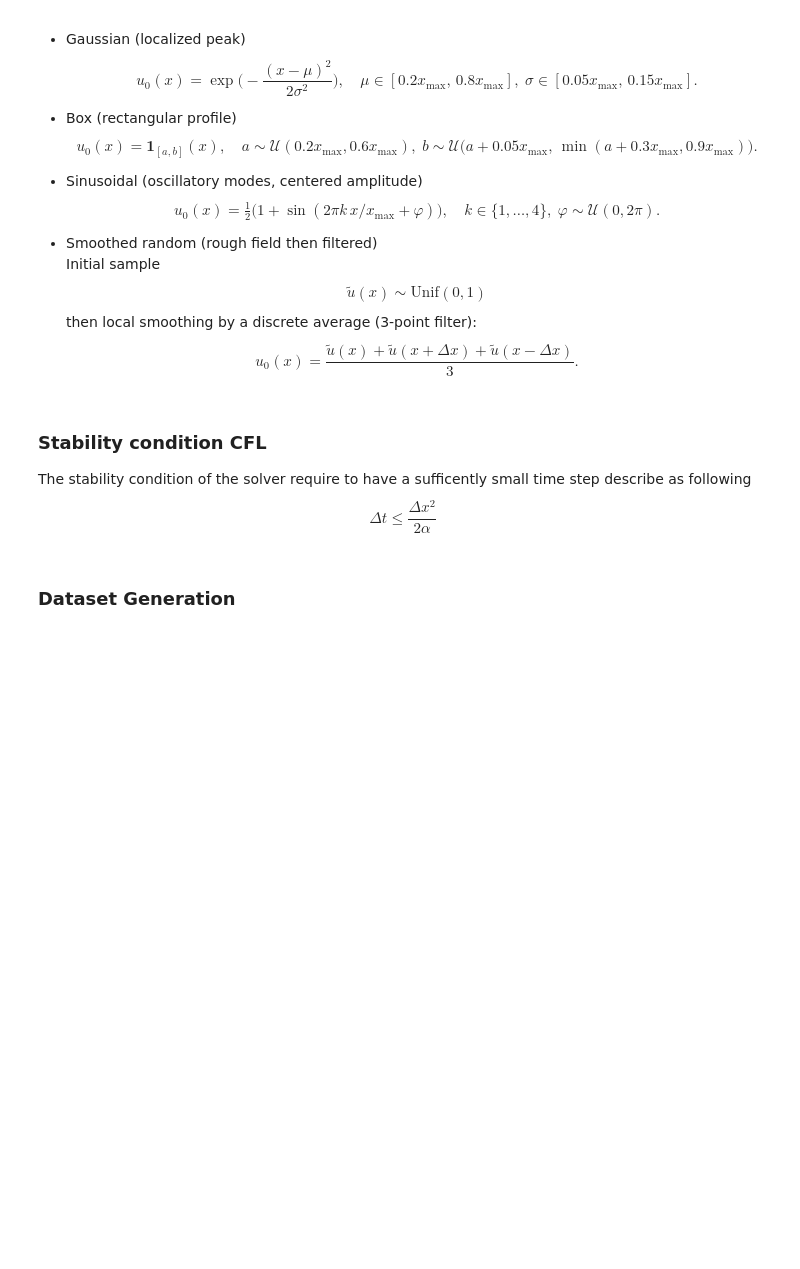
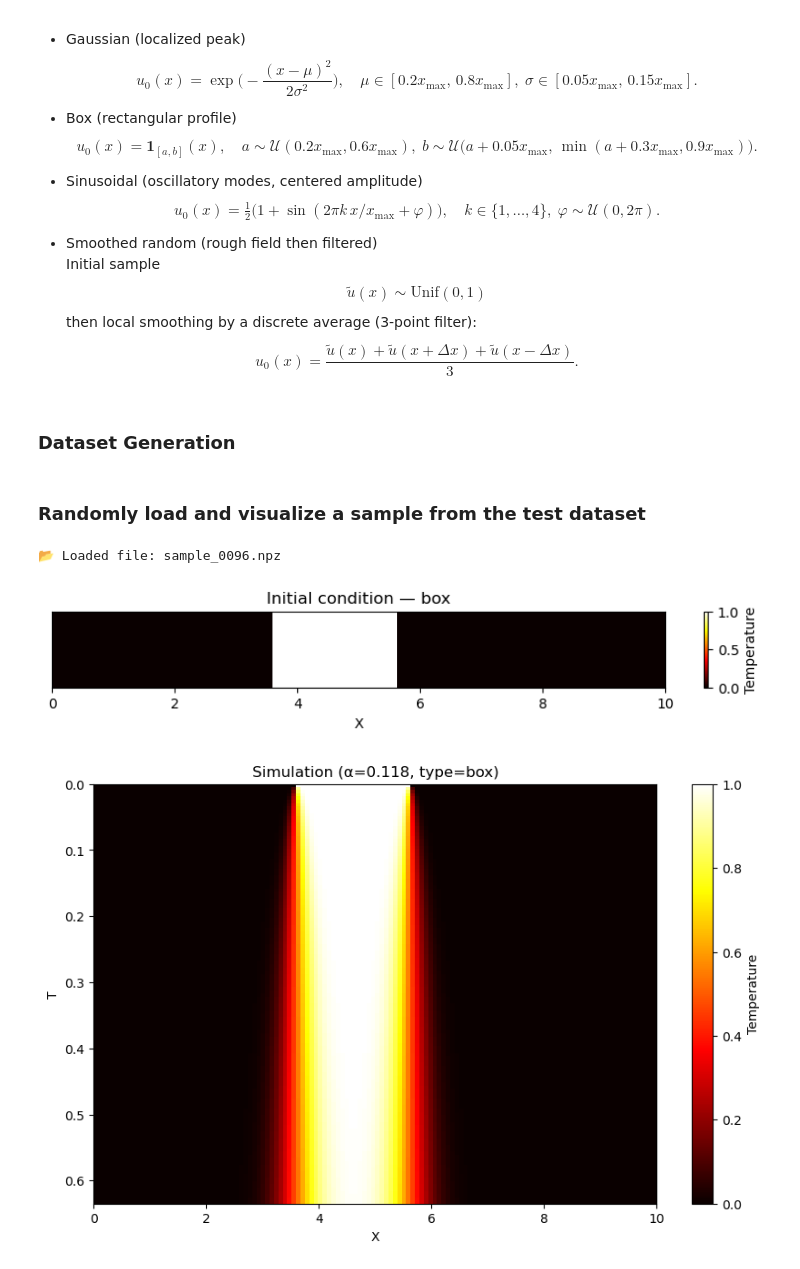
Before and after one commit to Samuel-Chapuis/NFTM-Fork, a Jupyter notebook: NFTM_for_Physic/thermal_sim.ipynb, the cells around one changed output. Drawn from its saved outputs; the diff is of its cells as text; code cells hidden in the pictures; blank space fills up the shorter version.

```diff
--- a/NFTM_for_Physic/thermal_sim.ipynb
+++ b/NFTM_for_Physic/thermal_sim.ipynb
@@ -293,11 +314,3 @@ def make_initial_condition_fn(x, kind=None):
         kind = np.random.choice(["gauss","box","sine","smooth"])
     u0 = sample_initial_condition(x, kind)
     return lambda _x: u0
-# %% [markdown]
-### Stability condition CFL
-The stability condition of the solver require to have a sufficently small time step describe as following
-$$
-\begin{equation}
-\Delta t \le \frac{\Delta x^2}{2\alpha}
-\end{equation}
-$$
@@ -353,3 +358,42 @@ def data_generation(n, test=False):
 # Generate training and test datasets
 data_generation(n_train, test=False)
 data_generation(n_test, test=True)
+# %% [markdown]
+### Randomly load and visualize a sample from the test dataset
+# %%
+test_dir = "generated_1d/test"
+files = [f for f in os.listdir(test_dir) if f.endswith(".npz")]
+
+if not files:
+    raise FileNotFoundError(f"No files found in {test_dir}. Run data_generation first.")
+
+sample_file = random.choice(files)
+sample_path = os.path.join(test_dir, sample_file)
+
+print(f"📂 Loaded file: {sample_file}")
+
+# --- Load contents ---
+data = np.load(sample_path, allow_pickle=True)
+
+U = data["U"]
+x = data["x"]
+t = data["t"]
+dx = float(data["dx"])
+dt = float(data["dt"])
+alpha = float(data["alpha"]) if "alpha" in data else None
+tag = data["tag"].item() if "tag" in data else "?"
+
+grid_vis = Grid1D(
+    nb_points_x=len(x),
+    x_max=x.max(),
+    nb_points_t=len(t),
+    dt=dt
+)
+
+grid_vis.plot_initial_condition(U, title=f"Initial condition — {tag}", label="Temperature")
+title = f"Simulation (α={alpha:.3f}, type={tag})" if alpha is not None else "Simulation"
+grid_vis.plot(U, title=title, xlabel="X", ylabel="T", label="Temperature")
+# %% [output]
+📂 Loaded file: sample_0096.npz
+[figure, added]
+[figure, added]
```
Also changed, not shown: parts of 25 cells of this notebook.
